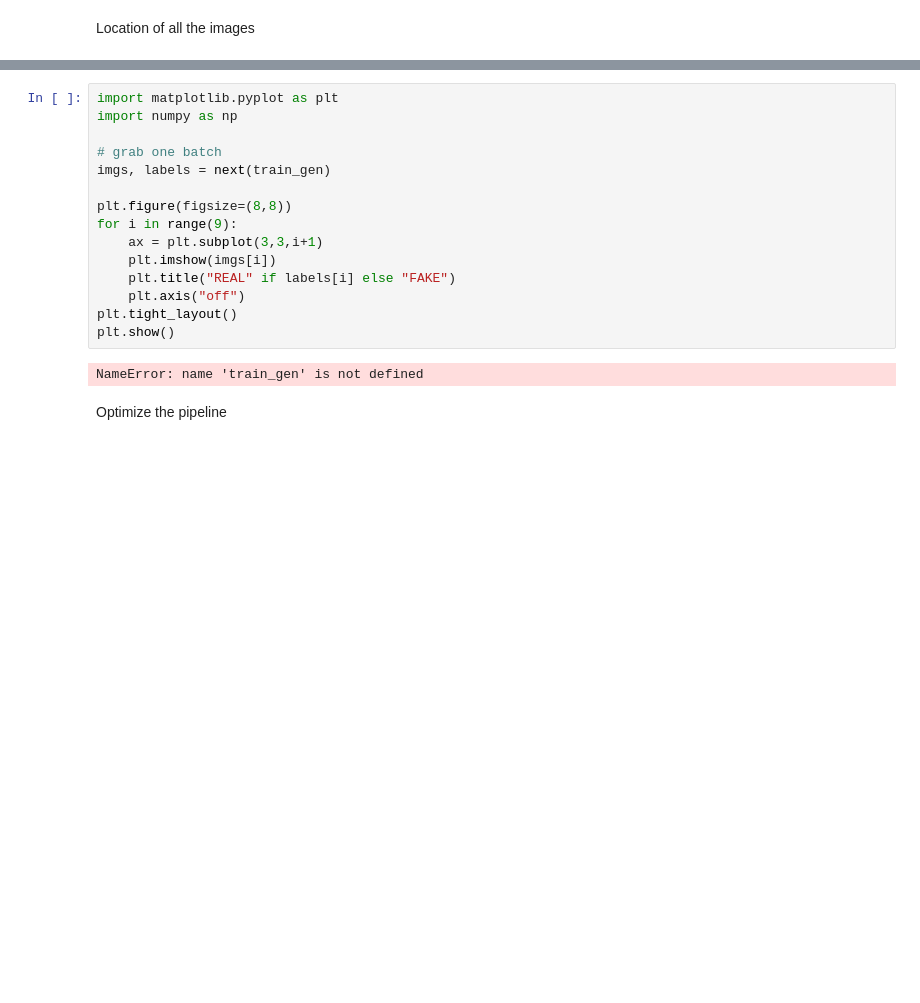
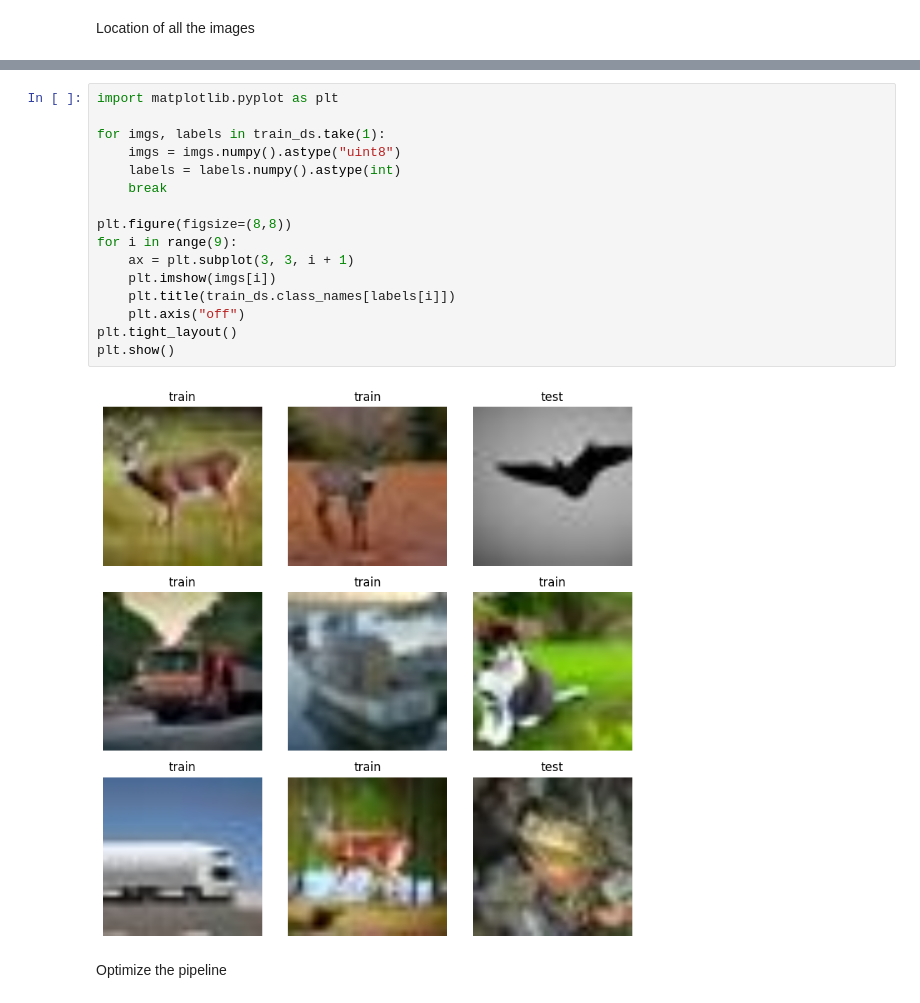
Before and after one commit to TamimDostyar/Image-Augmentation, a Jupyter notebook: notebook/model.ipynb, the cells around one changed output, grey strips where cells are left out. Saved outputs shown, nothing was run; the diff lists cells and outputs as text; blank space fills up the shorter version.

Commit message:
trained model

```diff
--- a/notebook/model.ipynb
+++ b/notebook/model.ipynb
@@ -104,21 +71,22 @@ Using 24000 files for validation.
 ['test', 'train']
 # %%
 import matplotlib.pyplot as plt
-import numpy as np
 
-# grab one batch
-imgs, labels = next(train_gen)
+for imgs, labels in train_ds.take(1):
+    imgs = imgs.numpy().astype("uint8")
+    labels = labels.numpy().astype(int)
+    break
 
 plt.figure(figsize=(8,8))
 for i in range(9):
-    ax = plt.subplot(3,3,i+1)
+    ax = plt.subplot(3, 3, i + 1)
     plt.imshow(imgs[i])
-    plt.title("REAL" if labels[i] else "FAKE")
+    plt.title(train_ds.class_names[labels[i]])
     plt.axis("off")
 plt.tight_layout()
 plt.show()
 # %% [output]
-NameError: name 'train_gen' is not defined
+[figure, added]
 # %% [markdown]
 Optimize the pipeline
 # %%
```
Also changed, not shown: parts of 10 cells of this notebook.
